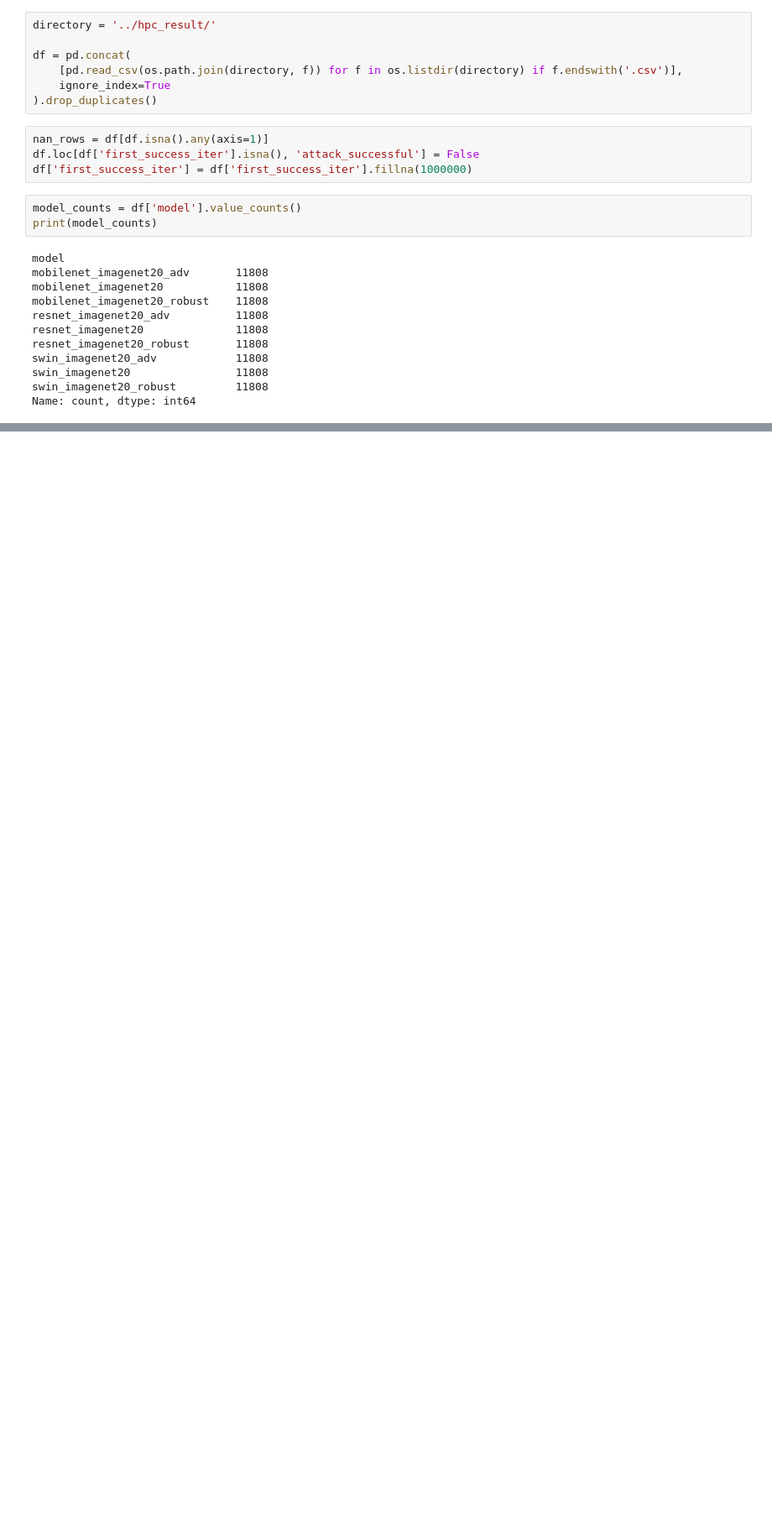
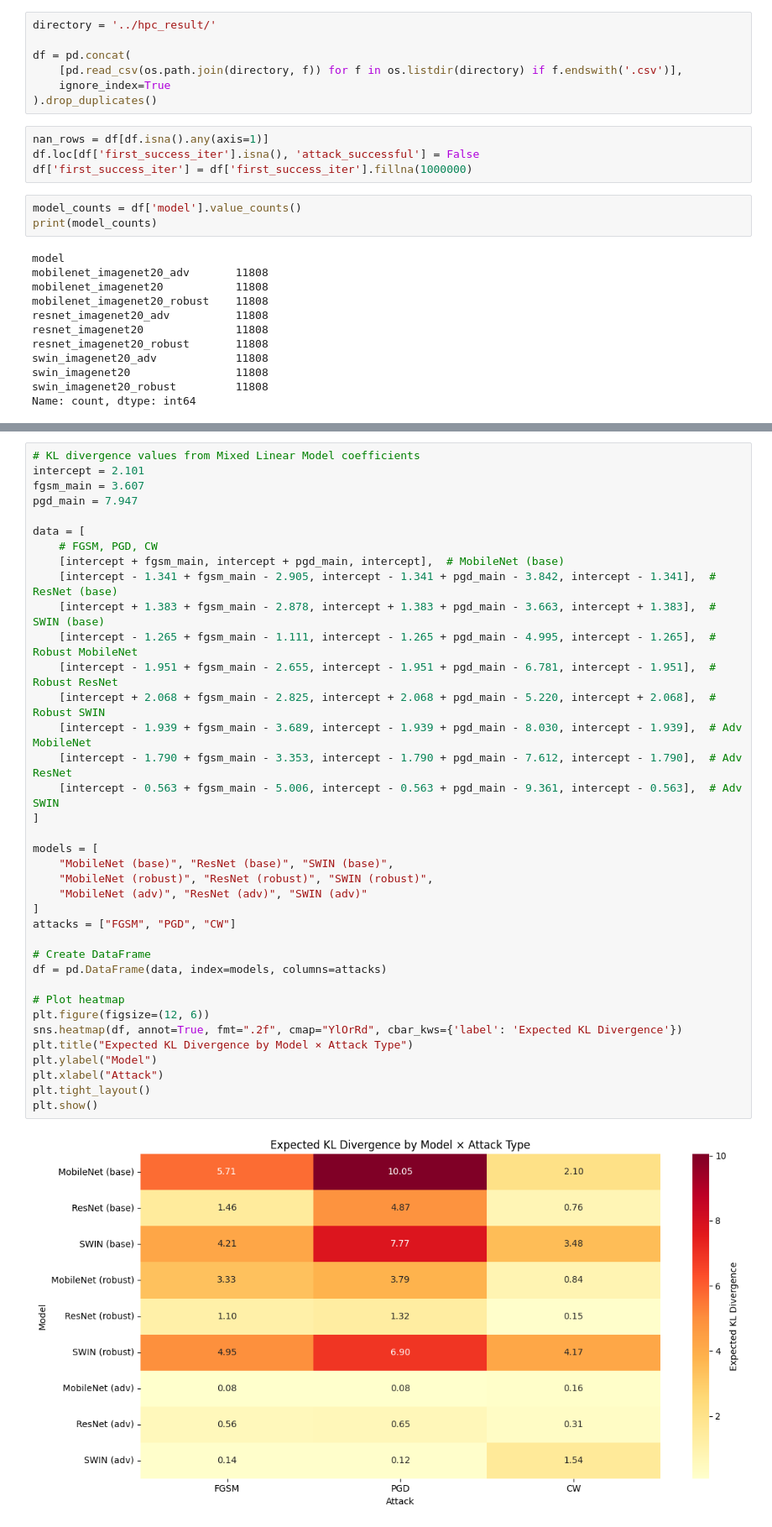
Before and after one commit to murrodroid/AdversarialAttacks, a Jupyter notebook: statistical_tests/stats_tests_full_comparions.ipynb, the cells around one changed output, grey strips where cells are left out. Shown at 84% size. Drawn from its saved outputs; the diff is of its cells as text; blank space fills up the shorter version.

```diff
--- a/statistical_tests/stats_tests_full_comparions.ipynb
+++ b/statistical_tests/stats_tests_full_comparions.ipynb
@@ -190,0 +287,39 @@ plt.show()
+# %%
+# KL divergence values from Mixed Linear Model coefficients
+intercept = 2.101
+fgsm_main = 3.607
+pgd_main = 7.947
+
+data = [
+    # FGSM, PGD, CW
+    [intercept + fgsm_main, intercept + pgd_main, intercept],  # MobileNet (base)
+    [intercept - 1.341 + fgsm_main - 2.905, intercept - 1.341 + pgd_main - 3.842, intercept - 1.341],  # ResNet (base)
+    [intercept + 1.383 + fgsm_main - 2.878, intercept + 1.383 + pgd_main - 3.663, intercept + 1.383],  # SWIN (base)
+    [intercept - 1.265 + fgsm_main - 1.111, intercept - 1.265 + pgd_main - 4.995, intercept - 1.265],  # Robust MobileNet
+    [intercept - 1.951 + fgsm_main - 2.655, intercept - 1.951 + pgd_main - 6.781, intercept - 1.951],  # Robust ResNet
+    [intercept + 2.068 + fgsm_main - 2.825, intercept + 2.068 + pgd_main - 5.220, intercept + 2.068],  # Robust SWIN
+    [intercept - 1.939 + fgsm_main - 3.689, intercept - 1.939 + pgd_main - 8.030, intercept - 1.939],  # Adv MobileNet
+    [intercept - 1.790 + fgsm_main - 3.353, intercept - 1.790 + pgd_main - 7.612, intercept - 1.790],  # Adv ResNet
+    [intercept - 0.563 + fgsm_main - 5.006, intercept - 0.563 + pgd_main - 9.361, intercept - 0.563],  # Adv SWIN
+]
+
+models = [
+    "MobileNet (base)", "ResNet (base)", "SWIN (base)",
+    "MobileNet (robust)", "ResNet (robust)", "SWIN (robust)",
+    "MobileNet (adv)", "ResNet (adv)", "SWIN (adv)"
+]
+attacks = ["FGSM", "PGD", "CW"]
+
+# Create DataFrame
+df = pd.DataFrame(data, index=models, columns=attacks)
+
+# Plot heatmap
+plt.figure(figsize=(12, 6))
+sns.heatmap(df, annot=True, fmt=".2f", cmap="YlOrRd", cbar_kws={'label': 'Expected KL Divergence'})
+plt.title("Expected KL Divergence by Model × Attack Type")
+plt.ylabel("Model")
+plt.xlabel("Attack")
+plt.tight_layout()
+plt.show()
+# %% [output]
+[figure, added]
```
Also changed, not shown: parts of 27 cells of this notebook, 3 other files.
